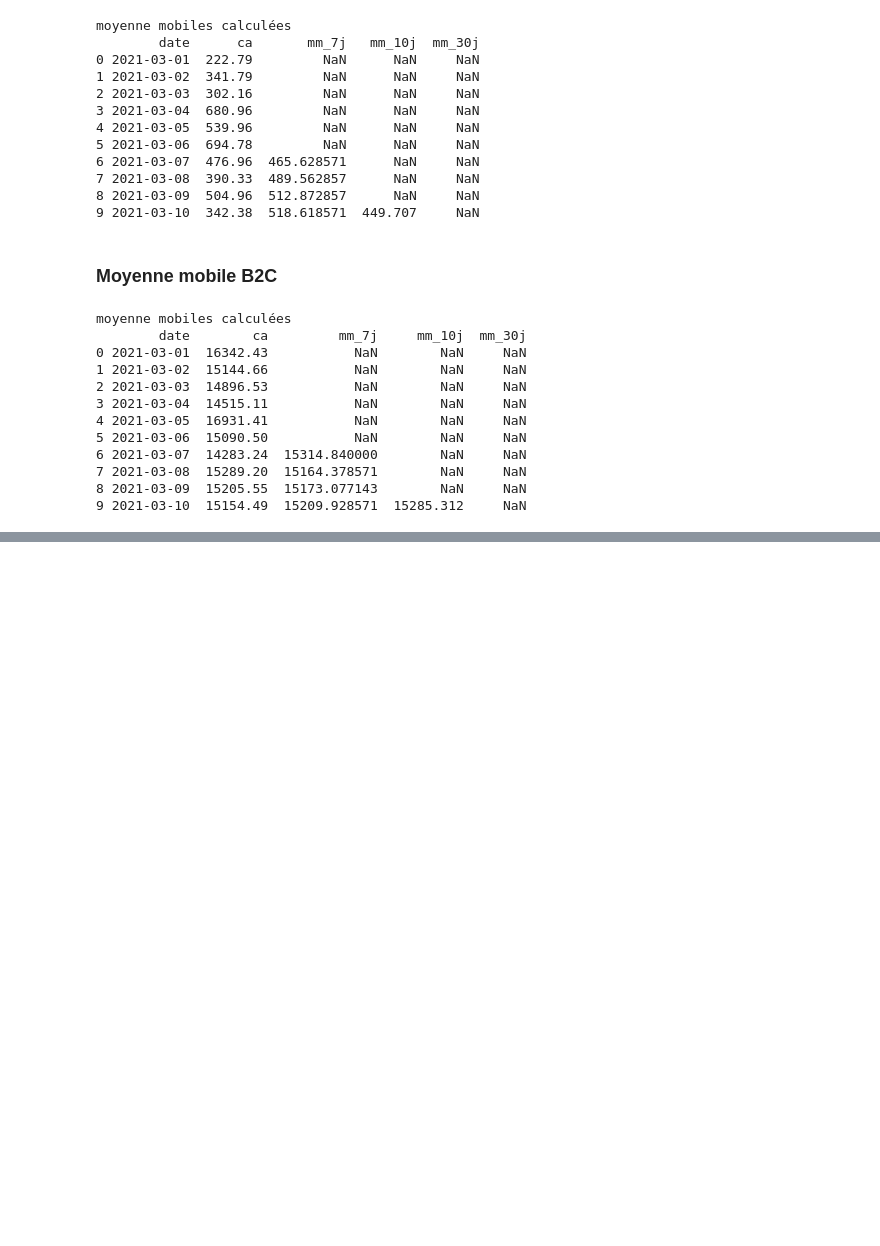
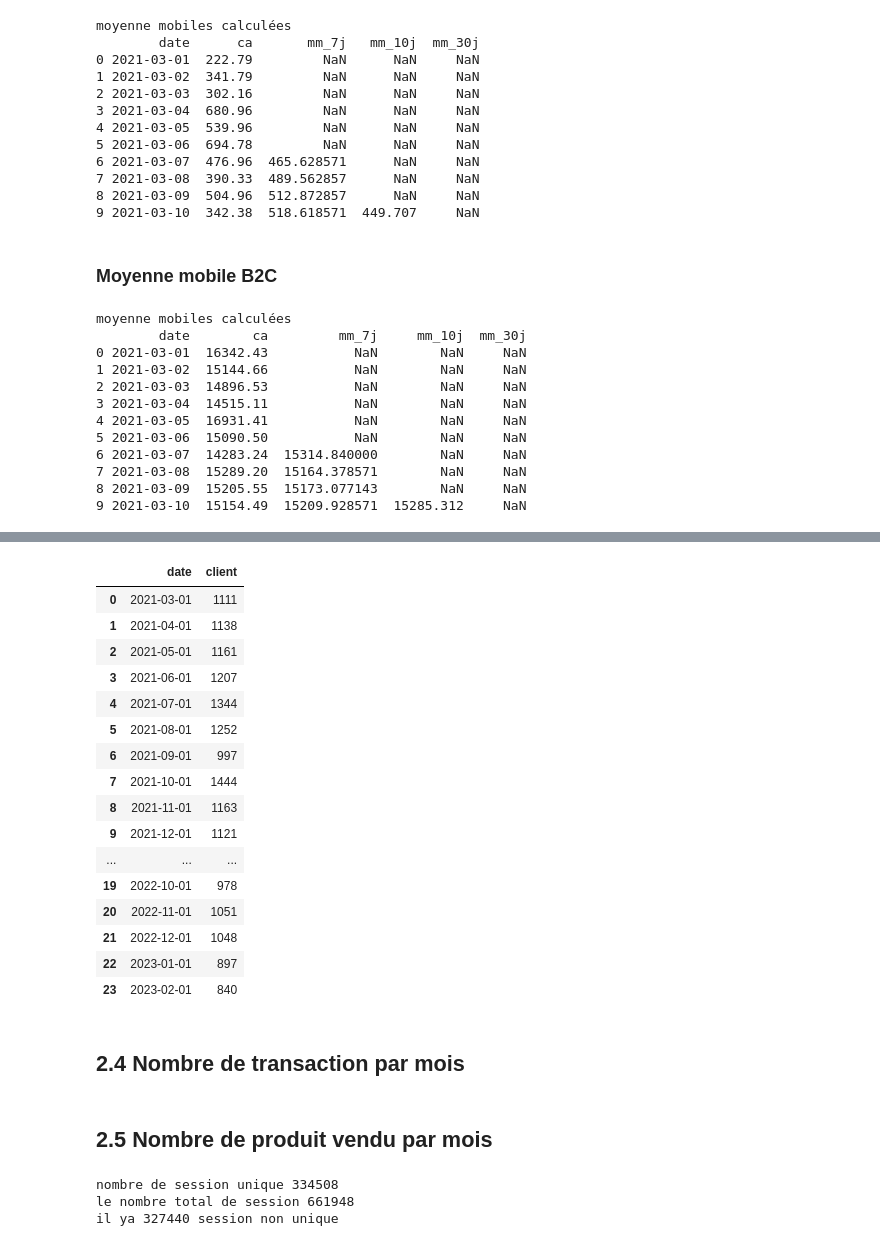
Before and after one commit to Kakicrypto/lapage_project, a Jupyter notebook: notebooks/02_Analyse_anabelle.ipynb, the cells around one changed output, grey strips where cells are left out. Saved outputs shown, nothing was run; the diff lists cells and outputs as text; code cells hidden in the pictures; blank space fills up the shorter version.

```diff
--- a/notebooks/02_Analyse_anabelle.ipynb
+++ b/notebooks/02_Analyse_anabelle.ipynb
@@ -206,0 +304,24 @@ fig.show()
+# %%
+#definition du nombre de client de 20 ans ou moins
+
+client_jeune  = df_b2b_age[df_b2b_age['age'] <= 20].groupby(pd.Grouper(key='date', freq='MS'))["client_id"].count().reset_index()
+client_jeune.rename(columns={"client_id":"client"}, inplace=True)
+client_jeune.head(30)
+# %% [output]
+|  | date | client |
+| 0 | 2021-03-01 | 1111 |
+| 1 | 2021-04-01 | 1138 |
+| 2 | 2021-05-01 | 1161 |
+| 3 | 2021-06-01 | 1207 |
+| 4 | 2021-07-01 | 1344 |
+| 5 | 2021-08-01 | 1252 |
+| 6 | 2021-09-01 | 997 |
+| 7 | 2021-10-01 | 1444 |
+| 8 | 2021-11-01 | 1163 |
+| 9 | 2021-12-01 | 1121 |
+| ... | ... | ... |
+| 19 | 2022-10-01 | 978 |
+| 20 | 2022-11-01 | 1051 |
+| 21 | 2022-12-01 | 1048 |
+| 22 | 2023-01-01 | 897 |
+| 23 | 2023-02-01 | 840 |
@@ -206,0 +373,2 @@ fig.show()
+# %% [markdown]
+## 2.4 Nombre de transaction par mois
@@ -206,0 +385,2 @@ fig.show()
+# %% [markdown]
+## 2.5 Nombre de produit vendu par mois
@@ -206,0 +432,11 @@ fig.show()
+# %%
+session_unique = df_b2b_age['session_id'].nunique()
+nombre_session = df_b2b_age['session_id'].count()
+diffrence = nombre_session - session_unique
+print(f'nombre de session unique {session_unique}')
+print(f'le nombre total de session {nombre_session}')
+print(f'il ya {diffrence} session non unique ')
+# %% [output]
+nombre de session unique 334508
+le nombre total de session 661948
+il ya 327440 session non unique
```
Also changed, not shown: parts of 30 cells of this notebook, 3 other files.
